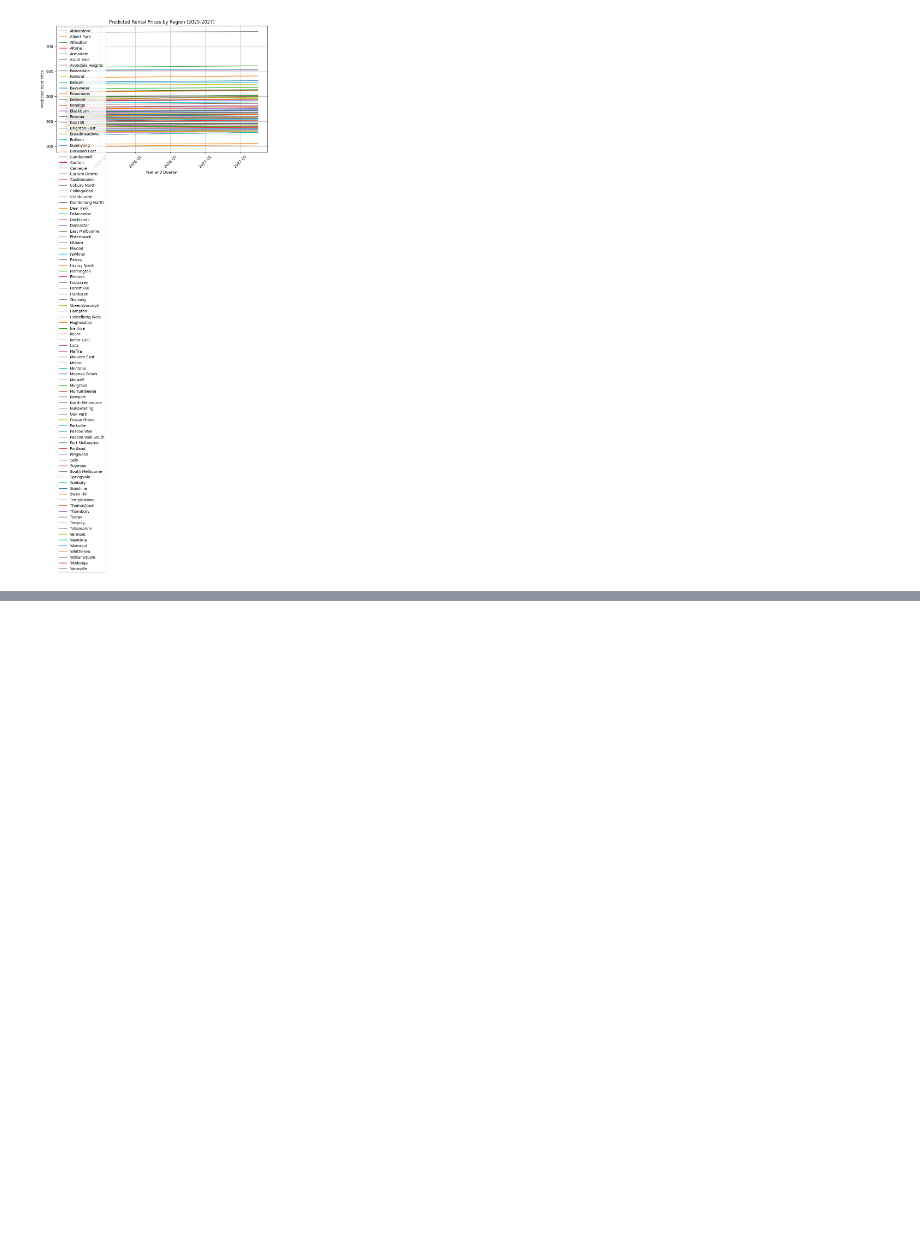
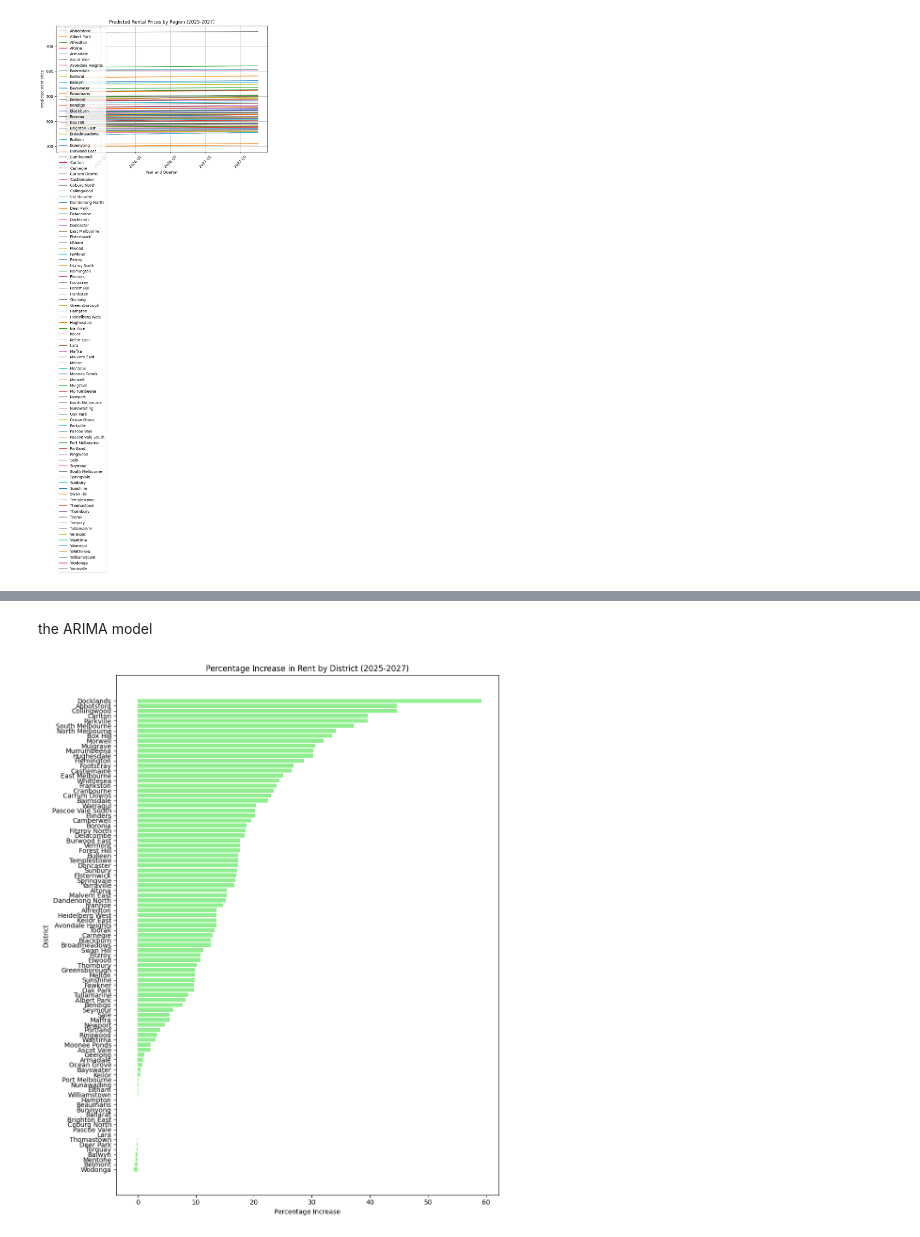
Before and after one commit to MAST30034-AppliedDataScience/project-2-group-real-estate-industry-project-5, a Jupyter notebook: notebooks/notebook_week10.ipynb, the cells around one changed output, grey strips where cells are left out. Saved outputs shown, nothing was run; the diff lists cells and outputs as text; code cells hidden in the pictures; blank space fills up the shorter version.

```diff
--- a/notebooks/notebook_week10.ipynb
+++ b/notebooks/notebook_week10.ipynb
@@ -132,0 +166,20 @@ plt.show()
+# %% [markdown]
+the ARIMA model
+# %%
+import pandas as pd
+import matplotlib.pyplot as plt
+
+file_path = '../data/curated/arima_increase_rates_2025_2027.csv'
+increase_data = pd.read_csv(file_path)
+
+sorted_increase_data = increase_data.sort_values(by='Percentage_Increase', ascending=False)
+plt.figure(figsize=(10, 12))
+plt.barh(sorted_increase_data['District'], sorted_increase_data['Percentage_Increase'], color='lightgreen')
+plt.xlabel('Percentage Increase')
+plt.ylabel('District')
+plt.title('Percentage Increase in Rent by District (2025-2027)')
+plt.gca().invert_yaxis()
+plt.tight_layout()
+plt.show()
+# %% [output]
+[figure, added]
```
Also changed, not shown: parts of 4 cells of this notebook, 2 other files.
